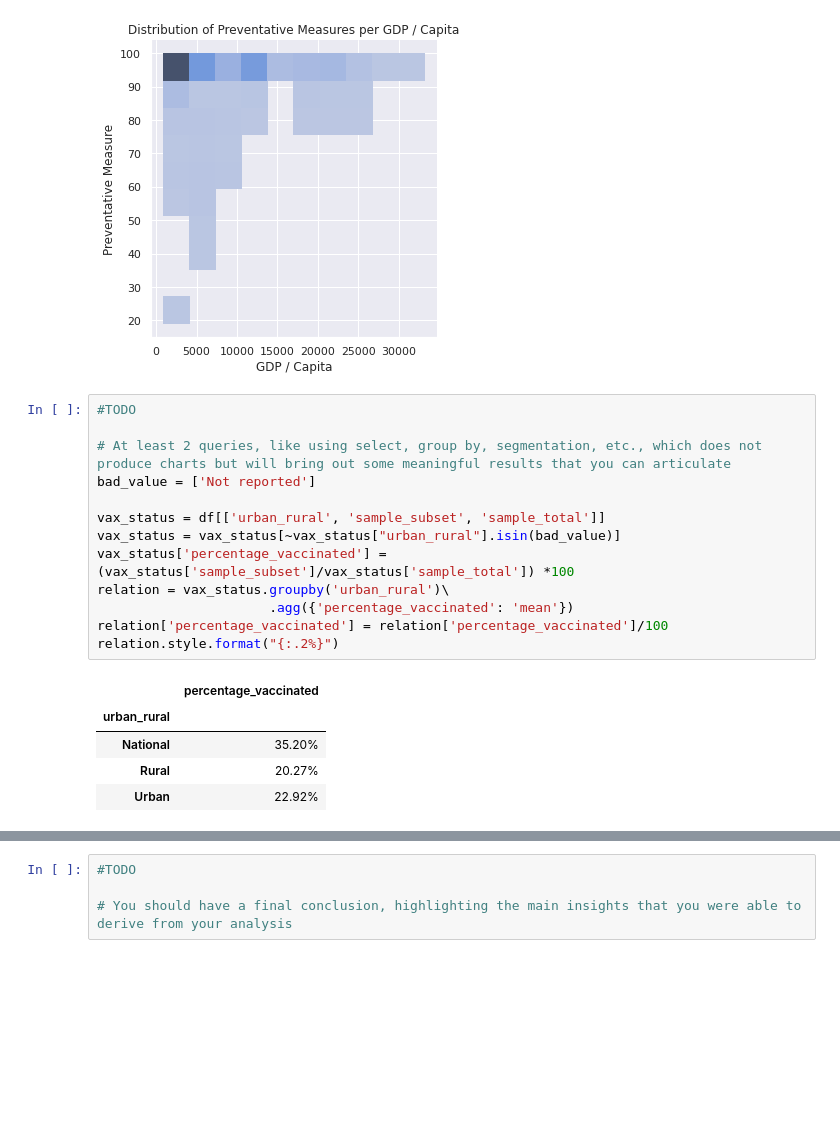
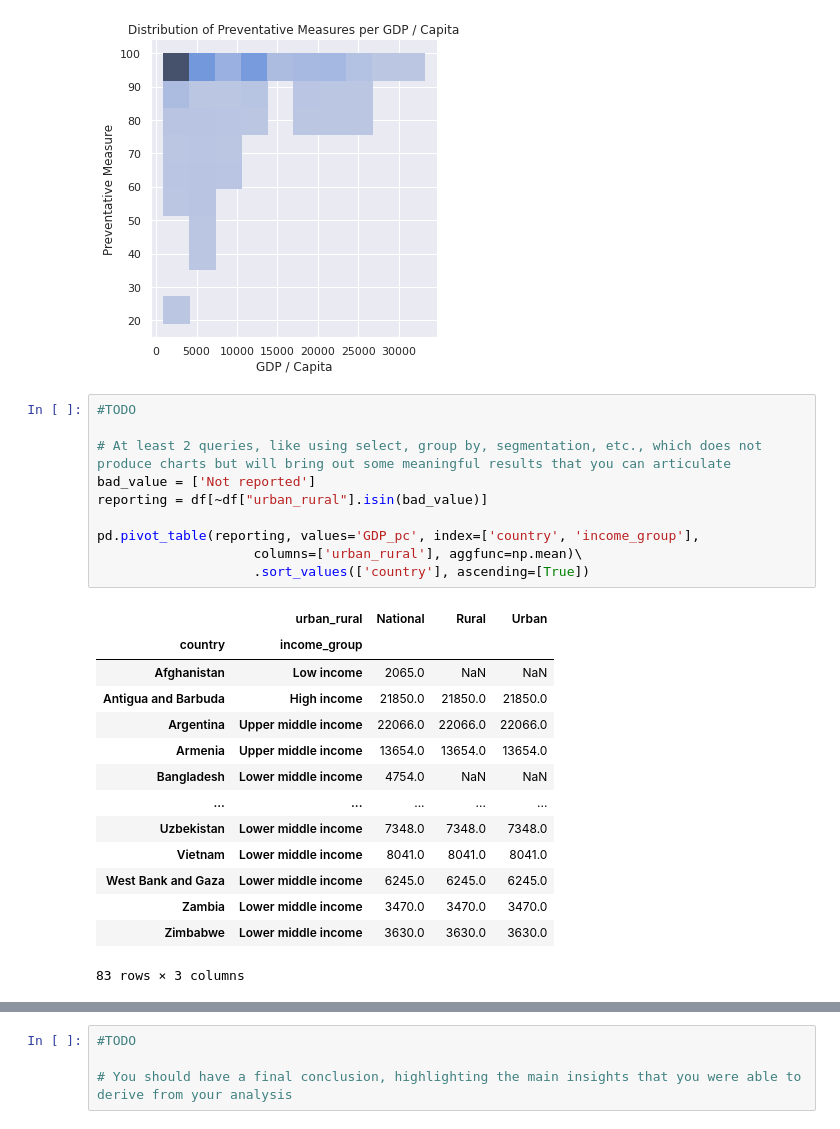
Before and after one commit to asrospie/covid_housing_eda, a Jupyter notebook: DSE_6000_Final_Project.ipynb, the cells around one changed output, grey strips where cells are left out. Drawn from its saved outputs; the diff is of its cells as text; blank space fills up the shorter version.

```diff
--- a/DSE_6000_Final_Project.ipynb
+++ b/DSE_6000_Final_Project.ipynb
@@ -112,19 +112,25 @@ ax.set(title='Distribution of Preventative Measures per GDP / Capita')
 # %%
 #TODO
 
 # At least 2 queries, like using select, group by, segmentation, etc., which does not produce charts but will bring out some meaningful results that you can articulate
 bad_value = ['Not reported']
+reporting = df[~df["urban_rural"].isin(bad_value)]
 
-vax_status = df[['urban_rural', 'sample_subset', 'sample_total']]
-vax_status = vax_status[~vax_status["urban_rural"].isin(bad_value)]
-vax_status['percentage_vaccinated'] = (vax_status['sample_subset']/vax_status['sample_total']) *100
-relation = vax_status.groupby('urban_rural')\
-                      .agg({'percentage_vaccinated': 'mean'})
-relation['percentage_vaccinated'] = relation['percentage_vaccinated']/100
-relation.style.format("{:.2%}")
+pd.pivot_table(reporting, values='GDP_pc', index=['country', 'income_group'],
+                    columns=['urban_rural'], aggfunc=np.mean)\
+                    .sort_values(['country'], ascending=[True])
 # %% [output]
-|  | percentage_vaccinated |
-| urban_rural |  |
-| National | 35.20% |
-| Rural | 20.27% |
-| Urban | 22.92% |
+|  | urban_rural | National | Rural | Urban |
+| country | income_group |  |  |  |
+| Afghanistan | Low income | 2065.0 | NaN | NaN |
+| Antigua and Barbuda | High income | 21850.0 | 21850.0 | 21850.0 |
+| Argentina | Upper middle income | 22066.0 | 22066.0 | 22066.0 |
+| Armenia | Upper middle income | 13654.0 | 13654.0 | 13654.0 |
+| Bangladesh | Lower middle income | 4754.0 | NaN | NaN |
+| ... | ... | ... | ... | ... |
+| Uzbekistan | Lower middle income | 7348.0 | 7348.0 | 7348.0 |
+| Vietnam | Lower middle income | 8041.0 | 8041.0 | 8041.0 |
+| West Bank and Gaza | Lower middle income | 6245.0 | 6245.0 | 6245.0 |
+| Zambia | Lower middle income | 3470.0 | 3470.0 | 3470.0 |
+| Zimbabwe | Lower middle income | 3630.0 | 3630.0 | 3630.0 |
+83 rows × 3 columns
```
Also changed, not shown: parts of 1 cell of this notebook.
